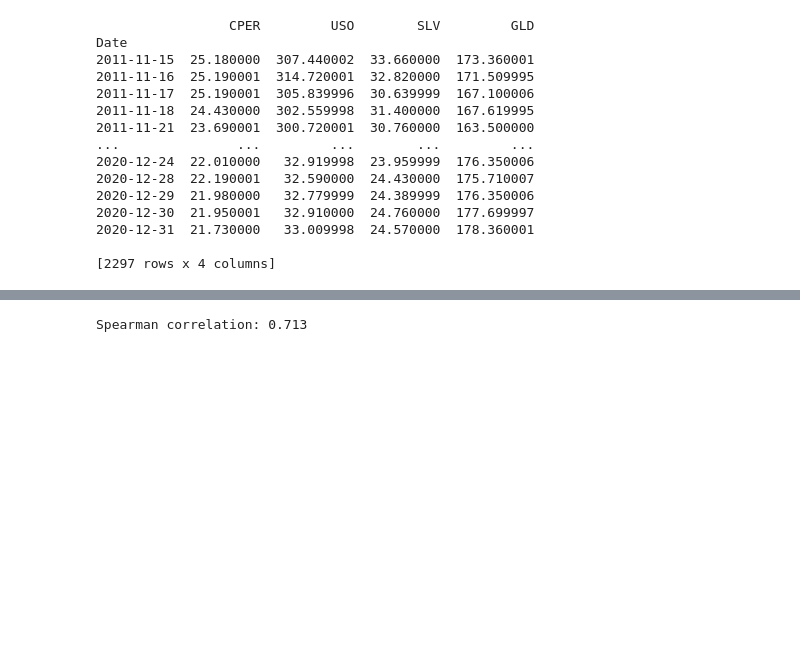
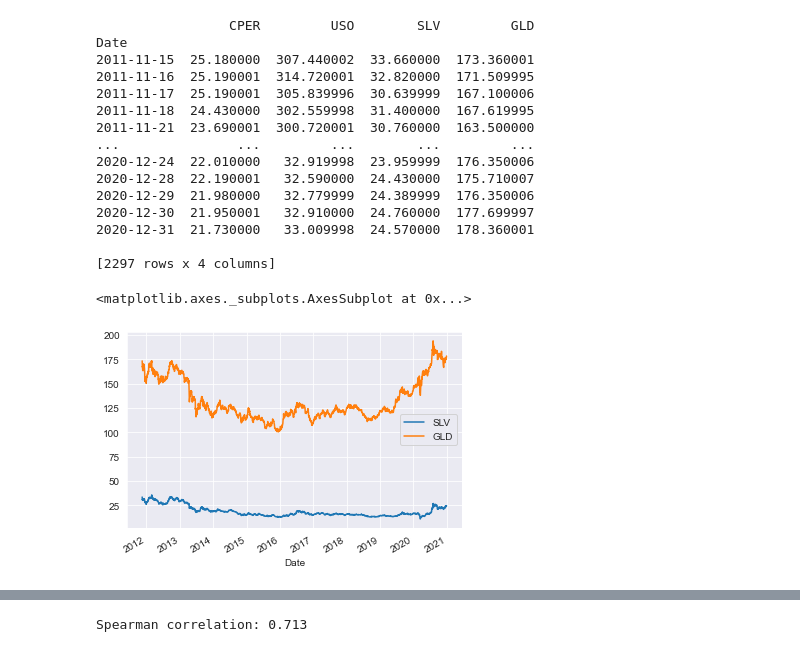
Before and after one commit to HAJG1112/StochasticCorrelations, a Jupyter notebook: Pcode/research.ipynb, the cells around one changed output, grey strips where cells are left out. Cells and saved outputs as stored; diff of their text form; code cells hidden in the pictures; blank space fills up the shorter version.

```diff
--- a/Pcode/research.ipynb
+++ b/Pcode/research.ipynb
@@ -19,3 +47,9 @@ Date
 2020-12-31  21.730000   33.009998  24.570000  178.360001
 
 [2297 rows x 4 columns]
+# %%
+slv_gld = df[['SLV', 'GLD']]
+slv_gld.plot()
+# %% [output]
+<matplotlib.axes._subplots.AxesSubplot at 0x...>
+[figure, added]
```
Also changed, not shown: parts of 21 cells of this notebook, 1 other file.
